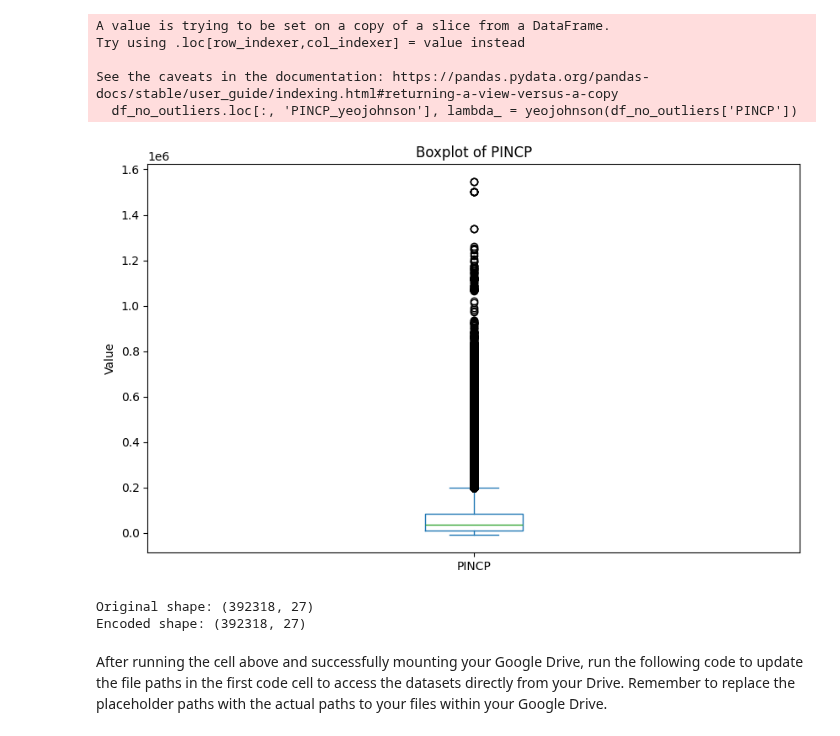
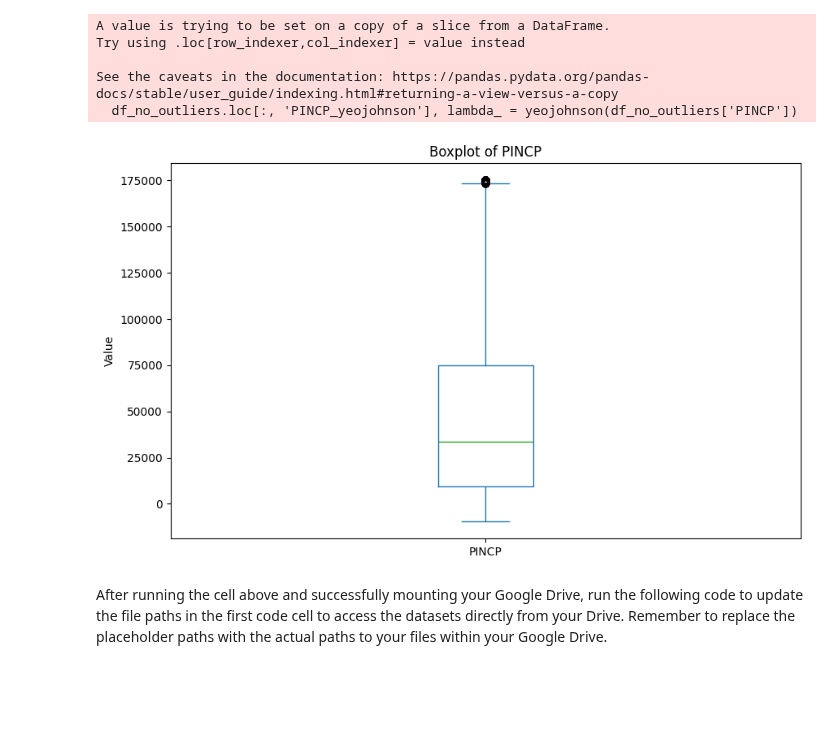
Before and after one commit to vxdao01/504, a Jupyter notebook: final-edit.ipynb, the cells around one changed output. Saved outputs shown, nothing was run; the diff lists cells and outputs as text; code cells hidden in the pictures; blank space fills up the shorter version.

Commit message:
Fix PINCP transformed boxplot

```diff
--- a/final-edit.ipynb
+++ b/final-edit.ipynb
@@ -350,26 +350,23 @@ See the caveats in the documentation: https://pandas.pydata.org/pandas-docs/stab
   df_no_outliers.loc[:, 'PINCP_yeojohnson'], lambda_ = yeojohnson(df_no_outliers['PINCP'])
 # %%
 # Create a boxplot for the PINCP column
-df3['PINCP'].plot(kind='box', figsize=(10, 6))
+df_no_outliers['PINCP'].plot(kind='box', figsize=(10, 6))
 
 plt.title('Boxplot of PINCP')
 plt.ylabel('Value')
 plt.show()
 # %% [output]
-[figure, old version]
+[figure, new version]
 # %%
 # One-hot encode categorical columns
 # Get the list of columns that are NOT numeric
-non_num_cols = df3.columns.difference(df_num.columns)
+non_num_cols = df_no_outliers.columns.difference(df_num.columns)
 
 # One-hot encode all non-numeric columns
-df3_encoded = pd.get_dummies(df3, columns=non_num_cols, drop_first=False)
+df3_no_outliers_encoded = pd.get_dummies(df_no_outliers, columns=non_num_cols, drop_first=False)
 
-print("Original shape:", df3.shape)
-print("Encoded shape:", df3_encoded.shape)
+print("Original shape:", df_no_outliers.shape)
+print("Encoded shape:", df_no_outliers.shape)
-# %% [output]
-Original shape: (392318, 27)
-Encoded shape: (392318, 27)
 # %%
 # Save cleaned raw dataset
 # df.to_csv(r"C:\Users\User\Downloads\census+income\cleaned_raw_full.csv", index=False)
```
Also changed, not shown: parts of 1 cell of this notebook.
